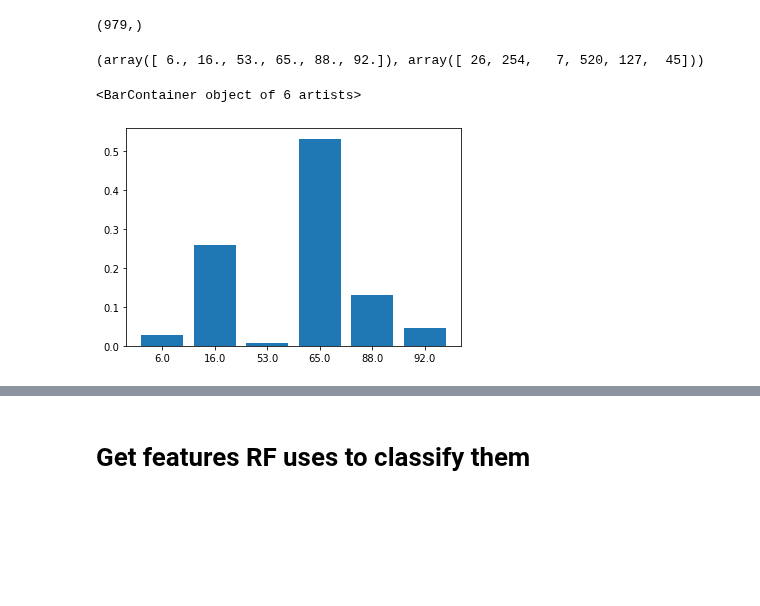
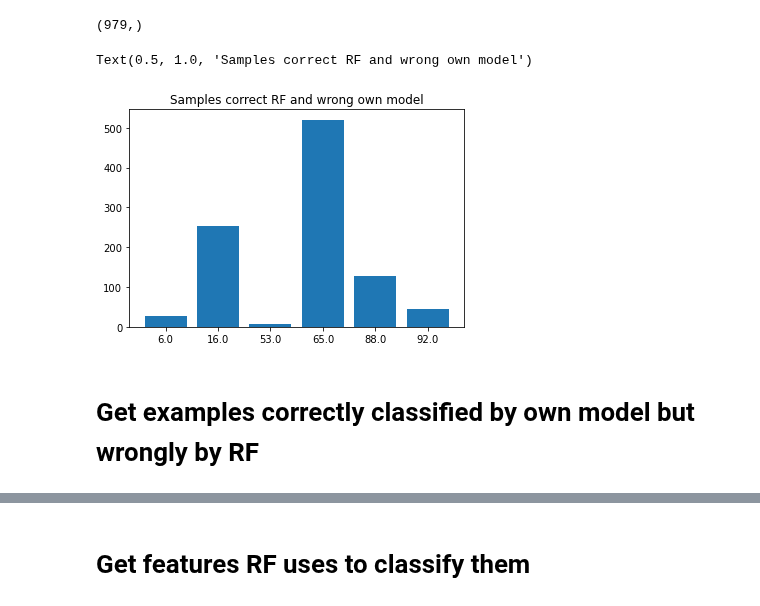
Before and after one commit to leoBravoRain/thesis, a Jupyter notebook: work/thesis/notebooks/comparing_models/Comparing models.ipynb, the cells around one changed output, grey strips where cells are left out. Cells and saved outputs as stored; diff of their text form; code cells hidden in the pictures; blank space fills up the shorter version.

Commit message:
include other features to model

```diff
--- a/work/thesis/notebooks/comparing_models/Comparing models.ipynb
+++ b/work/thesis/notebooks/comparing_models/Comparing models.ipynb
@@ -215,25 +215,26 @@ for i in idsRFCorrectsAndOwnModelWrongs:
     # 1) if RF is classifiying correctly
     # 2) if Own model is classifiying wrongly
     assert ownModelResults["testLabels"][index] == rFResults["testPredictions"][index] and ownModelResults["testLabels"][index] != ownModelResults["testPredictions"][index]
-# %%
-np.unique(labelsRFCorrectsAndOwnModelWrongs, return_counts = True)
-# %% [output]
-(array([ 6., 16., 53., 65., 88., 92.]), array([ 26, 254,   7, 520, 127,  45]))
 # %%
 # analyze labels distributions
 fig, ax = plt.subplots()
 
 classes, countClasses = np.unique(labelsRFCorrectsAndOwnModelWrongs, return_counts = True)
 
-countClasses = countClasses / np.sum(countClasses)
+# countClasses = countClasses / np.sum(countClasses)
+countClasses = countClasses
 
 classes = list(map(str, classes))
 
 ax.bar(
     classes,
     countClasses,
 #     width = 10,
 )
+
+ax.set_title("Samples correct RF and wrong own model")
 # %% [output]
-<BarContainer object of 6 artists>
+Text(0.5, 1.0, 'Samples correct RF and wrong own model')
-[figure, old version]
+[figure, new version]
+# %% [markdown]
+# Get examples correctly classified by own model but wrongly by RF
```
Also changed, not shown: parts of 21 cells of this notebook, 25 other files.
